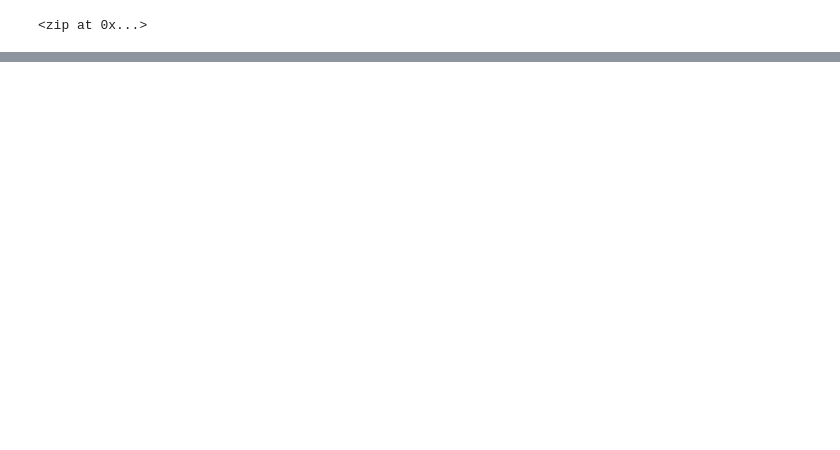
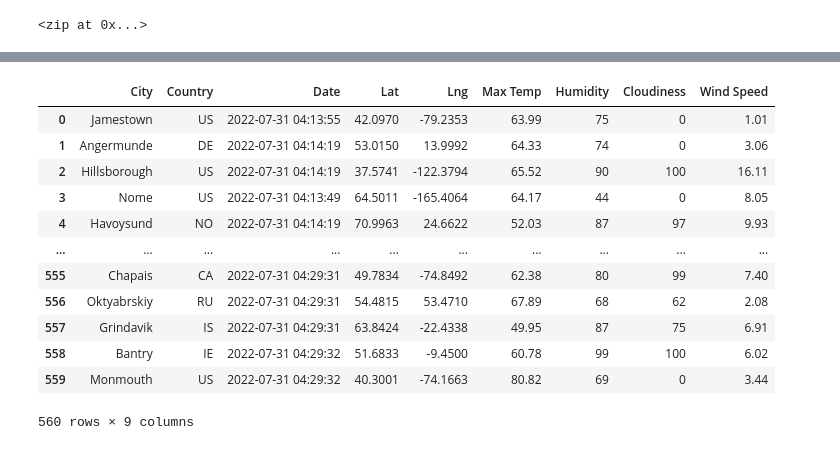
Before and after one commit to GFAmsterdam/World_Weather_Analysis, a Jupyter notebook: WeatherPy.ipynb, the cells around one changed output, grey strips where cells are left out. Drawn from its saved outputs; the diff is of its cells as text; code cells hidden in the pictures; blank space fills up the shorter version.

```diff
--- a/WeatherPy.ipynb
+++ b/WeatherPy.ipynb
@@ -54,0 +61,4 @@ len(cities)
+# %%
+# Starting URL for Weather Map API Call.
+url = "http://api.openweathermap.org/data/2.5/weather?units=Imperial&APPID=" + weather_api_key
+print(url)
@@ -54,0 +152,4 @@ len(cities)
+# %%
+# Convert the array of dictionaries to a Pandas DataFrame.
+city_data_df = pd.DataFrame(city_data)
+city_data_df.head(10)
@@ -54,0 +168,19 @@ len(cities)
+# %%
+new_column_order = ["City", "Country", "Date", "Lat", "Lng", "Max Temp", "Humidity", "Cloudiness", "Wind Speed"]
+# %%
+city_data_df = city_data_df[new_column_order]
+city_data_df
+# %% [output]
+|  | City | Country | Date | Lat | Lng | Max Temp | Humidity | Cloudiness | Wind Speed |
+| 0 | Jamestown | US | 2022-07-31 04:13:55 | 42.0970 | -79.2353 | 63.99 | 75 | 0 | 1.01 |
+| 1 | Angermunde | DE | 2022-07-31 04:14:19 | 53.0150 | 13.9992 | 64.33 | 74 | 0 | 3.06 |
+| 2 | Hillsborough | US | 2022-07-31 04:14:19 | 37.5741 | -122.3794 | 65.52 | 90 | 100 | 16.11 |
+| 3 | Nome | US | 2022-07-31 04:13:49 | 64.5011 | -165.4064 | 64.17 | 44 | 0 | 8.05 |
+| 4 | Havoysund | NO | 2022-07-31 04:14:19 | 70.9963 | 24.6622 | 52.03 | 87 | 97 | 9.93 |
+| ... | ... | ... | ... | ... | ... | ... | ... | ... | ... |
+| 555 | Chapais | CA | 2022-07-31 04:29:31 | 49.7834 | -74.8492 | 62.38 | 80 | 99 | 7.40 |
+| 556 | Oktyabrskiy | RU | 2022-07-31 04:29:31 | 54.4815 | 53.4710 | 67.89 | 68 | 62 | 2.08 |
+| 557 | Grindavik | IS | 2022-07-31 04:29:31 | 63.8424 | -22.4338 | 49.95 | 87 | 75 | 6.91 |
+| 558 | Bantry | IE | 2022-07-31 04:29:32 | 51.6833 | -9.4500 | 60.78 | 99 | 100 | 6.02 |
+| 559 | Monmouth | US | 2022-07-31 04:29:32 | 40.3001 | -74.1663 | 80.82 | 69 | 0 | 3.44 |
+560 rows × 9 columns
```
Also changed, not shown: parts of 8 cells of this notebook, 3 other files.
